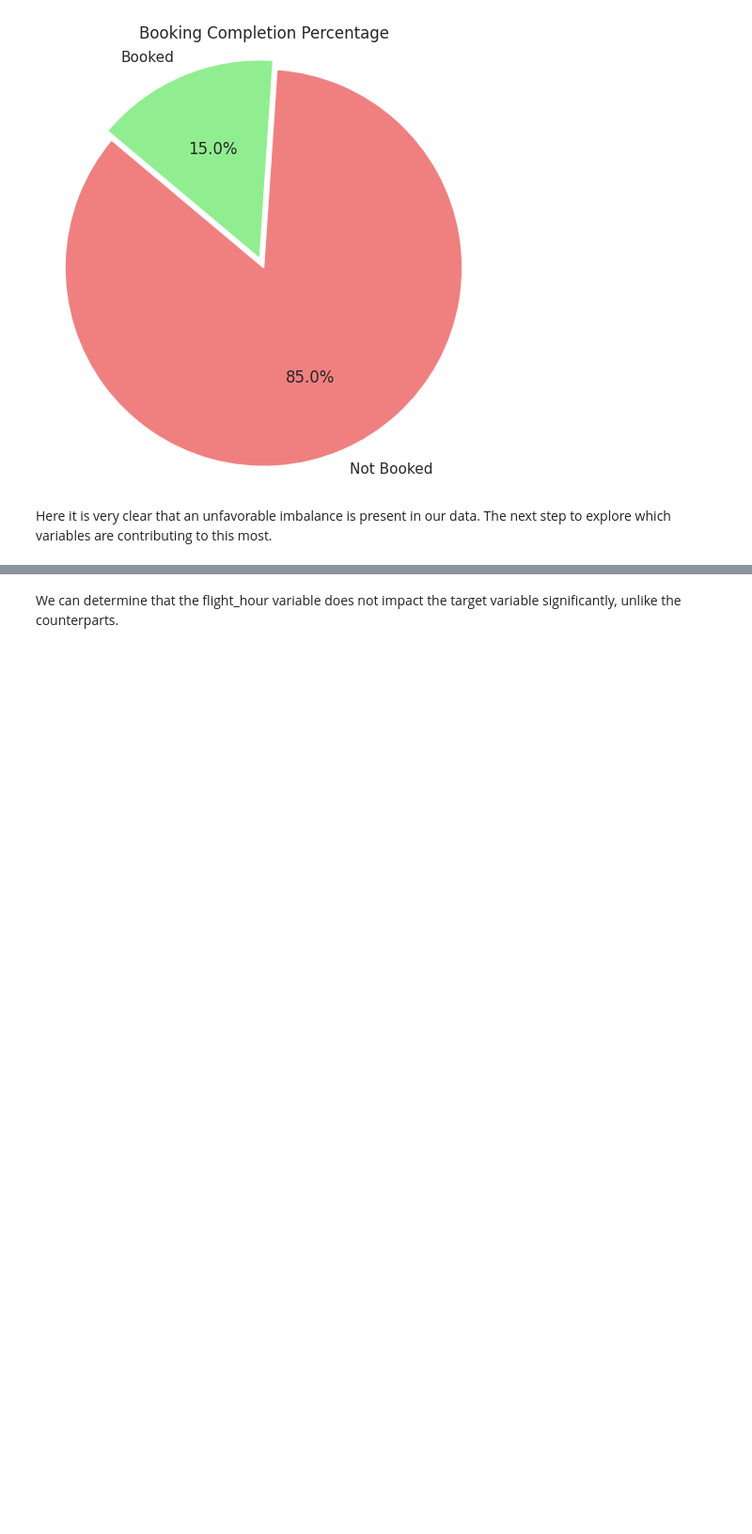
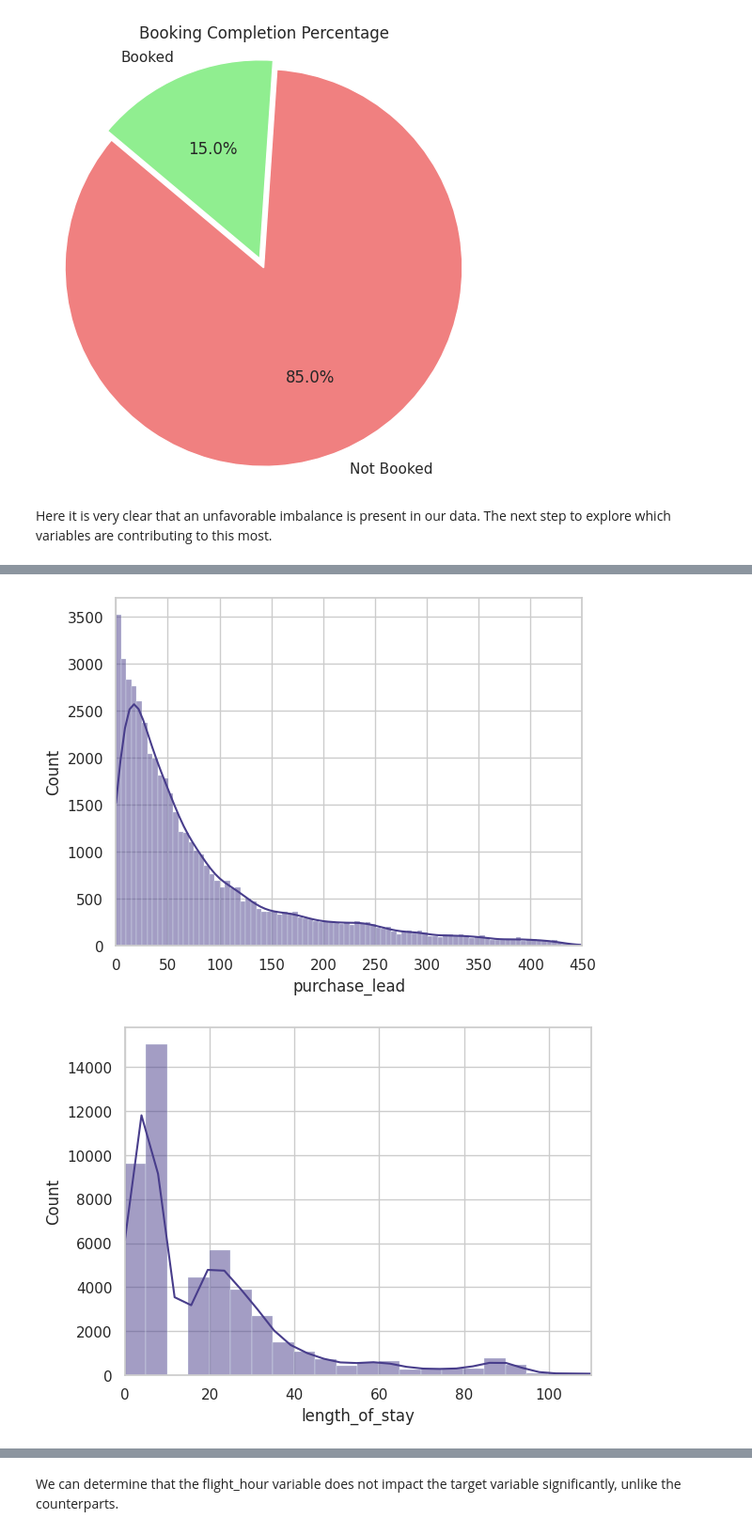
Before and after one commit to JzesatiD/british_airlines_dataproj, a Jupyter notebook: BA_ML.ipynb, the cells around one changed output, grey strips where cells are left out. Shown: that part at 94% size. Saved outputs shown, nothing was run; the diff lists cells and outputs as text; code cells hidden in the pictures; blank space fills up the shorter version.

```diff
--- a/BA_ML.ipynb
+++ b/BA_ML.ipynb
@@ -180,3 +216,18 @@ Here it is very clear that an unfavorable imbalance is present in our data. The
+# %%
+##Comment
+sns.histplot(data = df, x = 'purchase_lead', color = 'darkslateblue',
+edgecolor='azure', binwidth=5, kde=True)
+plt.xlim(0, 450)
+plt.show()
+
+#Comment
+sns.histplot(data = df, x = 'length_of_stay', color = 'darkslateblue',
+edgecolor='azure', binwidth=5, kde=True)
+plt.xlim(0, 110)
+plt.show()
+# %% [output]
+[figure, added]
+[figure, added]
 # %%
 # Regression Analysis on Variables
 !pip install statsmodels
```
Also changed, not shown: parts of 5 cells of this notebook.
